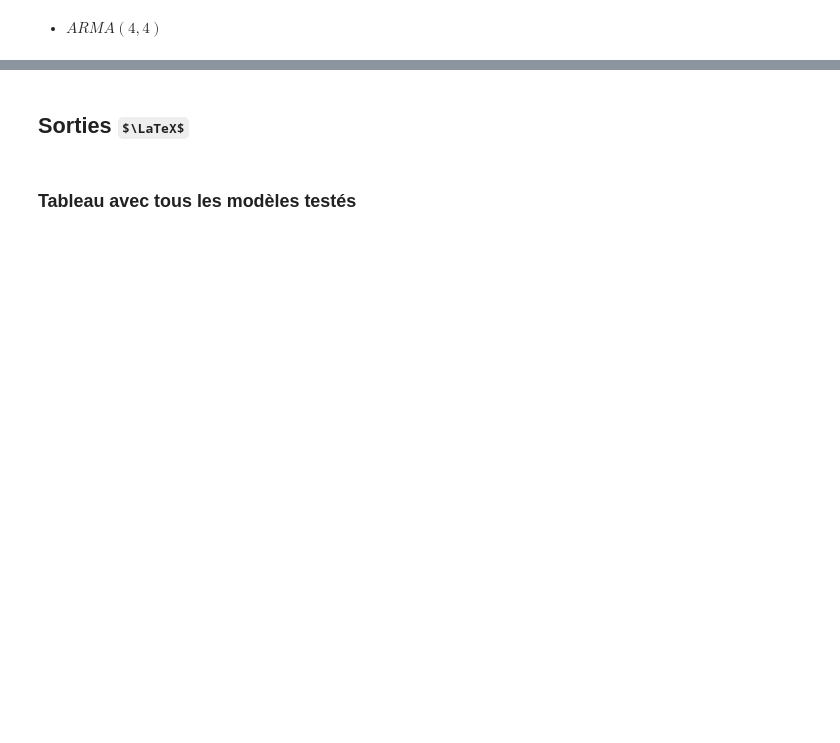
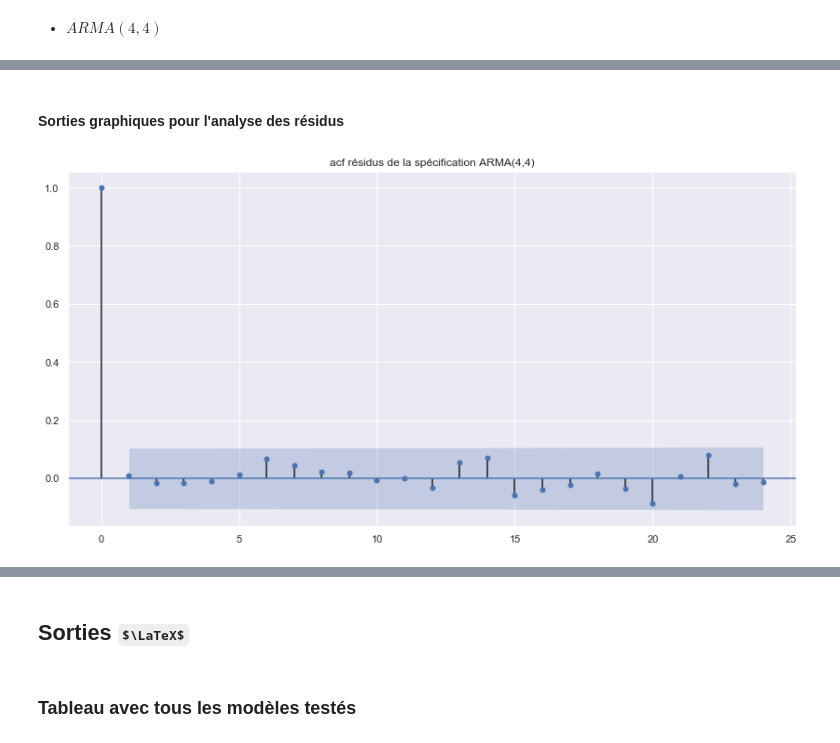
Before and after one commit to DimSum2k20/TimeSeries, a Jupyter notebook: partie2_modeles_arma.ipynb, the cells around one changed output, grey strips where cells are left out. Saved outputs shown, nothing was run; the diff lists cells and outputs as text; code cells hidden in the pictures; some formulas as TeX source; blank space fills up the shorter version.

```diff
--- a/partie2_modeles_arma.ipynb
+++ b/partie2_modeles_arma.ipynb
@@ -201,3 +331,0 @@ Roots -0.7055 -0.9466j 1.1806 -0.3519 -0.7055 +0.9466j 1.1806 0.3519 1.0186 -0.0
-# %%
-arma_model = ARMA(s, order=(1,1)).fit()
-arma_model.summary()
@@ -291,0 +353,13 @@ best_mse
+# %% [markdown]
+#### Sorties graphiques pour l'analyse des résidus
+# %%
+resid = arma_model.resid
+# %%
+with mpl.rc_context():
+    mpl.rc("figure", figsize=(14,7))
+
+    plot_acf(resid, lags=24,
+             title=u"acf résidus de la spécification ARMA(4,4)")
+    plt.savefig("Images/acf_arma.pdf")
+# %% [output]
+[figure, added]
```
Also changed, not shown: parts of 52 cells of this notebook, 8 other files.
